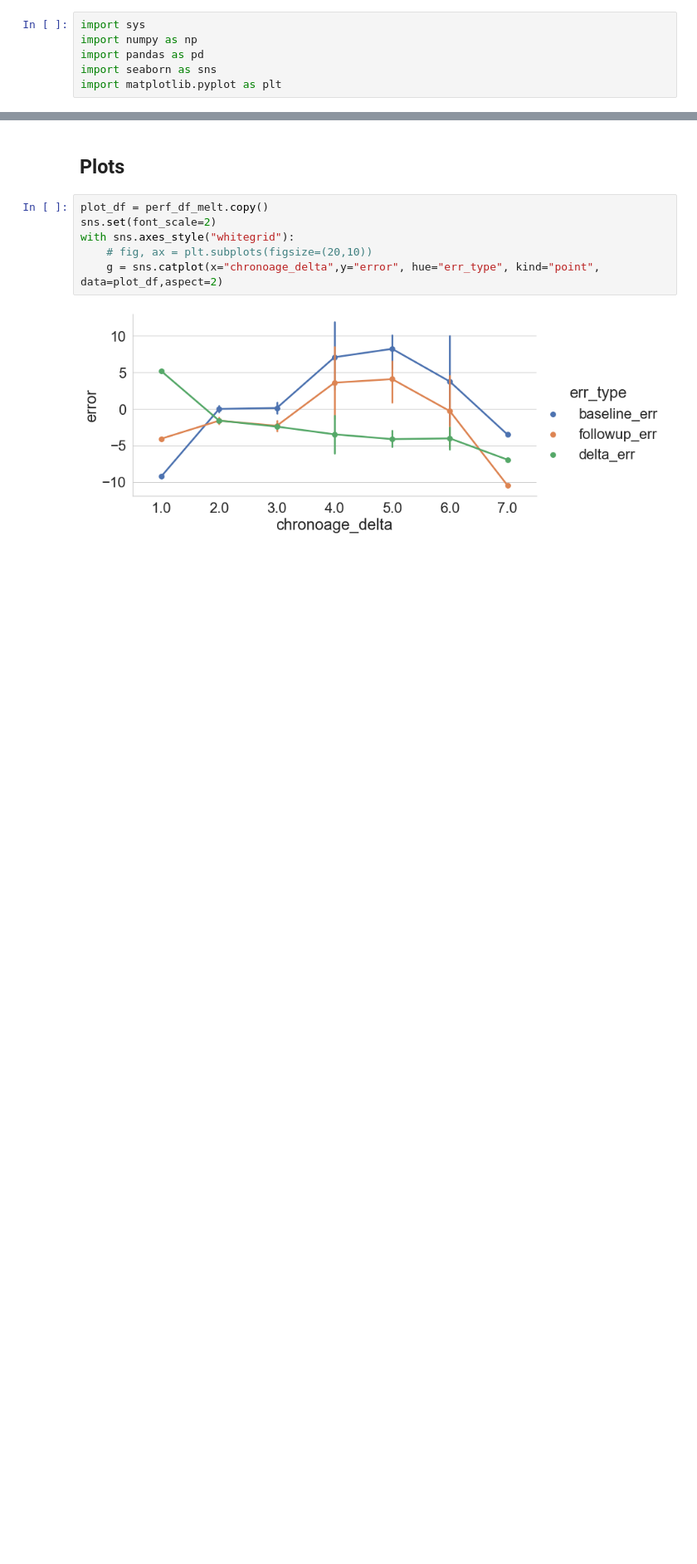
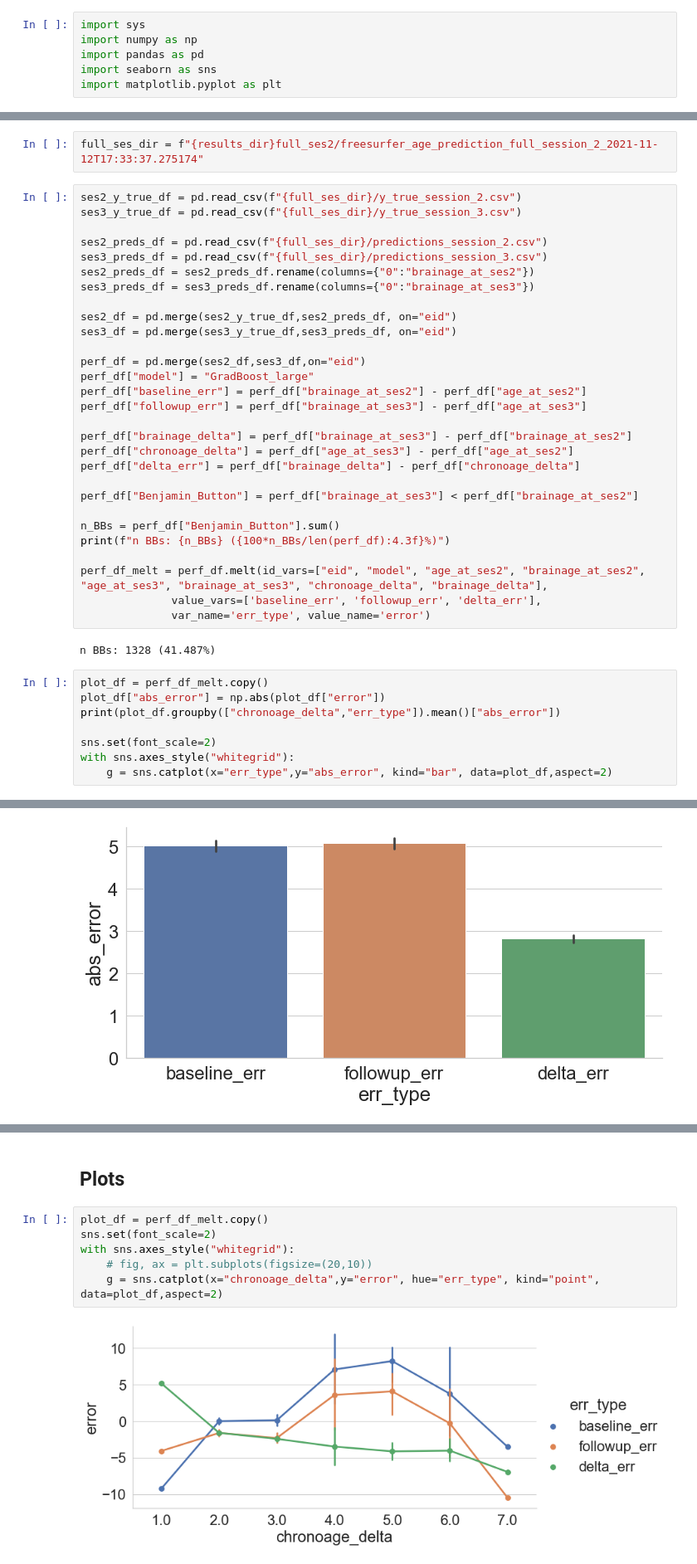
Before and after one commit to nikhil153/brain-diff, a Jupyter notebook: notebooks/3a_baseline_models_single_visit.ipynb, the cells around one changed output, grey strips where cells are left out. Shown: that part at 83% size. Saved outputs shown, nothing was run; the diff lists cells and outputs as text; blank space fills up the shorter version.

Commit message:
added summary results

```diff
--- a/notebooks/3a_baseline_models_single_visit.ipynb
+++ b/notebooks/3a_baseline_models_single_visit.ipynb
@@ -10,0 +19,42 @@ import matplotlib.pyplot as plt
+# %%
+full_ses_dir = f"{results_dir}full_ses2/freesurfer_age_prediction_full_session_2_2021-11-12T17:33:37.275174"
+# %%
+ses2_y_true_df = pd.read_csv(f"{full_ses_dir}/y_true_session_2.csv")
+ses3_y_true_df = pd.read_csv(f"{full_ses_dir}/y_true_session_3.csv")
+
+ses2_preds_df = pd.read_csv(f"{full_ses_dir}/predictions_session_2.csv")
+ses3_preds_df = pd.read_csv(f"{full_ses_dir}/predictions_session_3.csv")
+ses2_preds_df = ses2_preds_df.rename(columns={"0":"brainage_at_ses2"})
+ses3_preds_df = ses3_preds_df.rename(columns={"0":"brainage_at_ses3"})
+
+ses2_df = pd.merge(ses2_y_true_df,ses2_preds_df, on="eid")
+ses3_df = pd.merge(ses3_y_true_df,ses3_preds_df, on="eid")
+
+perf_df = pd.merge(ses2_df,ses3_df,on="eid")
+perf_df["model"] = "GradBoost_large"
+perf_df["baseline_err"] = perf_df["brainage_at_ses2"] - perf_df["age_at_ses2"]
+perf_df["followup_err"] = perf_df["brainage_at_ses3"] - perf_df["age_at_ses3"]
+
+perf_df["brainage_delta"] = perf_df["brainage_at_ses3"] - perf_df["brainage_at_ses2"]
+perf_df["chronoage_delta"] = perf_df["age_at_ses3"] - perf_df["age_at_ses2"]
+perf_df["delta_err"] = perf_df["brainage_delta"] - perf_df["chronoage_delta"]
+
+perf_df["Benjamin_Button"] = perf_df["brainage_at_ses3"] < perf_df["brainage_at_ses2"]
+
+n_BBs = perf_df["Benjamin_Button"].sum()
+print(f"n BBs: {n_BBs} ({100*n_BBs/len(perf_df):4.3f}%)")
+
+perf_df_melt = perf_df.melt(id_vars=["eid", "model", "age_at_ses2",	"brainage_at_ses2",	"age_at_ses3", "brainage_at_ses3", "chronoage_delta", "brainage_delta"],
+              value_vars=['baseline_err', 'followup_err', 'delta_err'],
+              var_name='err_type', value_name='error')
+# %% [output]
+n BBs: 1328 (41.487%)
+# %%
+plot_df = perf_df_melt.copy()
+plot_df["abs_error"] = np.abs(plot_df["error"])
+print(plot_df.groupby(["chronoage_delta","err_type"]).mean()["abs_error"])
+
+sns.set(font_scale=2)
+with sns.axes_style("whitegrid"):
+    g = sns.catplot(x="err_type",y="abs_error", kind="bar", data=plot_df,aspect=2)
+# %% [output]
@@ -10,0 +78 @@ import matplotlib.pyplot as plt
+[figure, added]
```
Also changed, not shown: parts of 12 cells of this notebook, 9 other files.
